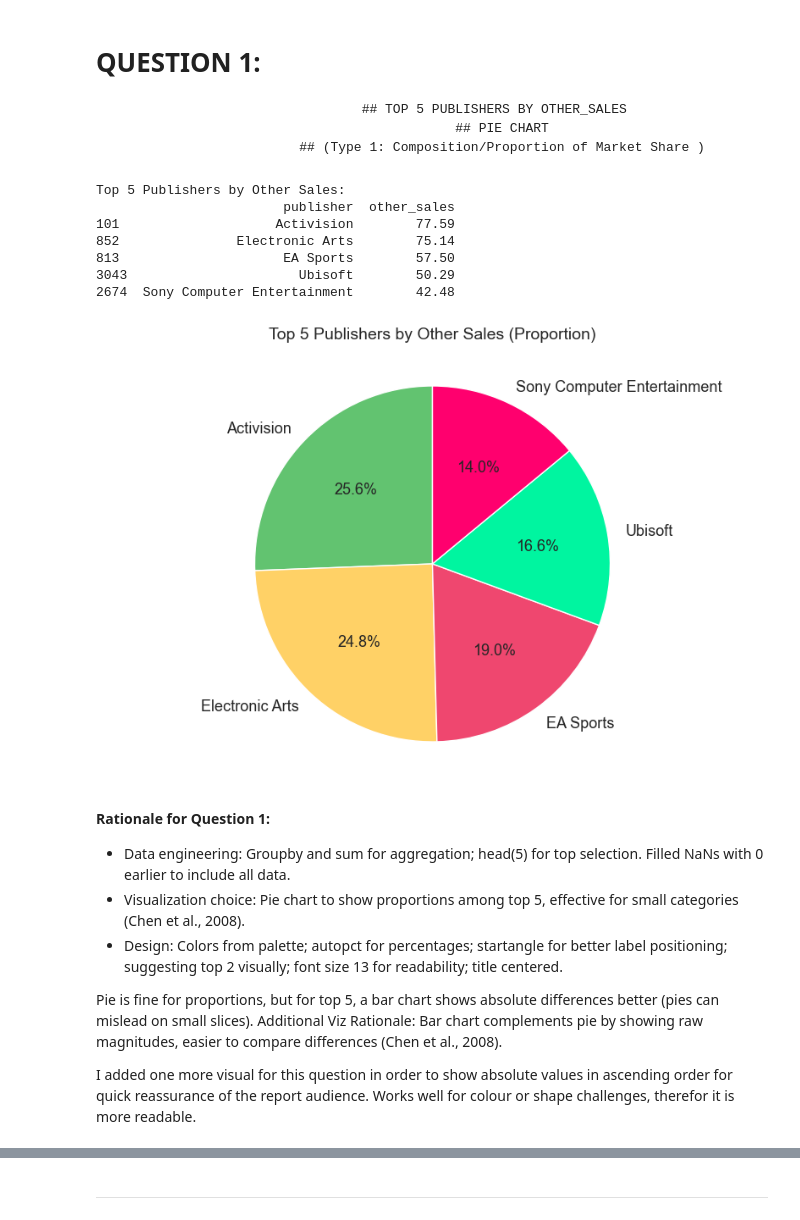
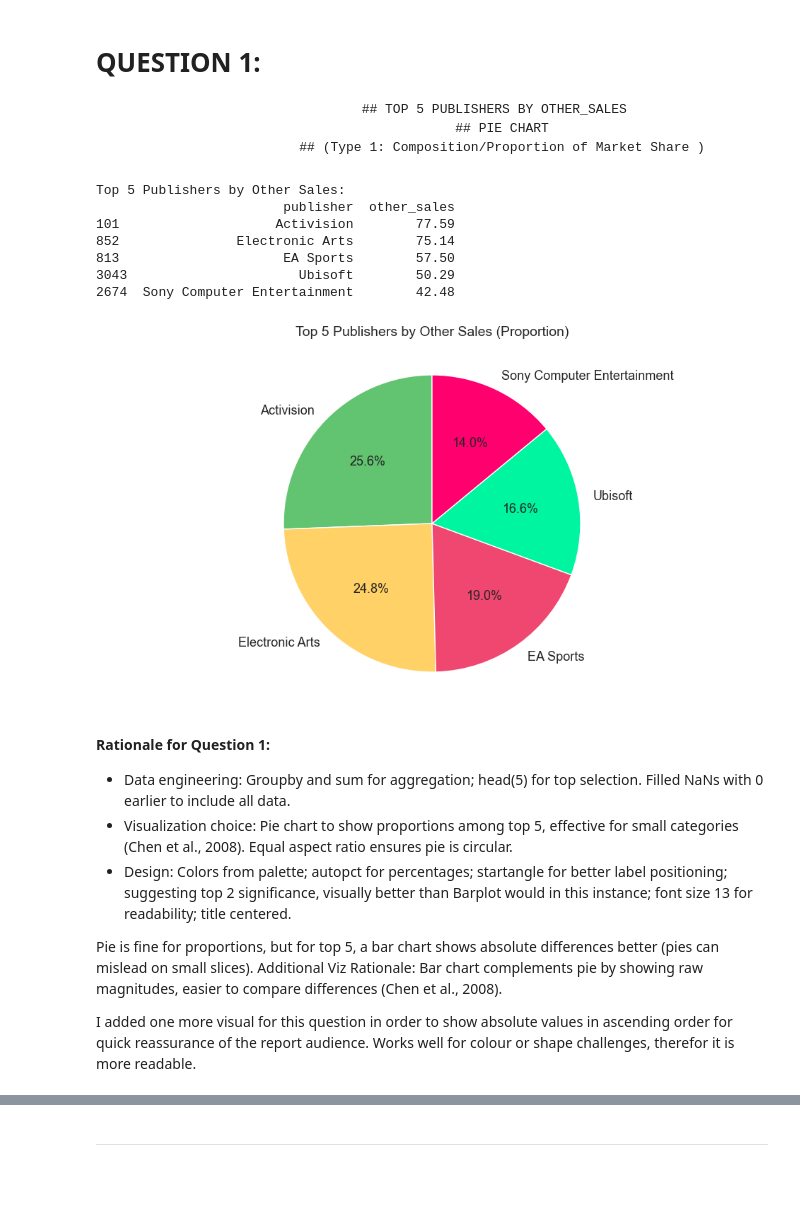
Before and after one commit to sb25345/https-github.com-CCT-Dublin-ca1-semester-2-data-visualization-sb25345-invitations, a Jupyter notebook: CA1-DV-sba25345.ipynb, the cells around one changed output, grey strips where cells are left out. Cells and saved outputs as stored; diff of their text form; code cells hidden in the pictures; blank space fills up the shorter version.

```diff
--- a/CA1-DV-sba25345.ipynb
+++ b/CA1-DV-sba25345.ipynb
@@ -261,28 +261,28 @@ top_publishers = (q1_df.groupby('publisher')['other_sales']
 # %%
 print("Top 5 Publishers by Other Sales:")
 print(top_publishers)
 
-plt.figure(figsize=(10, 6))
+plt.figure(figsize=(12, 6))
 plt.pie(top_publishers['other_sales'], labels=top_publishers['publisher'],
         autopct='%1.1f%%', startangle=90, textprops={'fontsize': 13})
 plt.title('Top 5 Publishers by Other Sales (Proportion)', fontsize=14, pad=25)
 plt.axis('equal')
 plt.show()
 # %% [output]
 Top 5 Publishers by Other Sales:
                         publisher  other_sales
 101                    Activision        77.59
 852               Electronic Arts        75.14
 813                     EA Sports        57.50
 3043                      Ubisoft        50.29
 2674  Sony Computer Entertainment        42.48
-[figure, old version]
+[figure, new version]
 # %% [markdown]
 #### Rationale for Question 1:
 
 * Data engineering: Groupby and sum for aggregation; head(5) for top selection. Filled NaNs with 0 earlier to include all data.
-* Visualization choice: Pie chart to show proportions among top 5, effective for small categories (Chen et al., 2008).
-* Design: Colors from palette; autopct for percentages; startangle for better label positioning; suggesting top 2 visually; font size 13 for readability; title centered.
+* Visualization choice: Pie chart to show proportions among top 5, effective for small categories (Chen et al., 2008). Equal aspect ratio ensures pie is circular.
+* Design: Colors from palette; autopct for percentages; startangle for better label positioning; suggesting top 2 significance, visually better than Barplot would in this instance; font size 13 for readability; title centered.
 
 Pie is fine for proportions, but for top 5, a bar chart shows absolute differences better (pies can mislead on small slices).
 Additional Viz Rationale: Bar chart complements pie by showing raw magnitudes, easier to compare differences (Chen et al., 2008).
```
Also changed, not shown: parts of 7 cells of this notebook.
